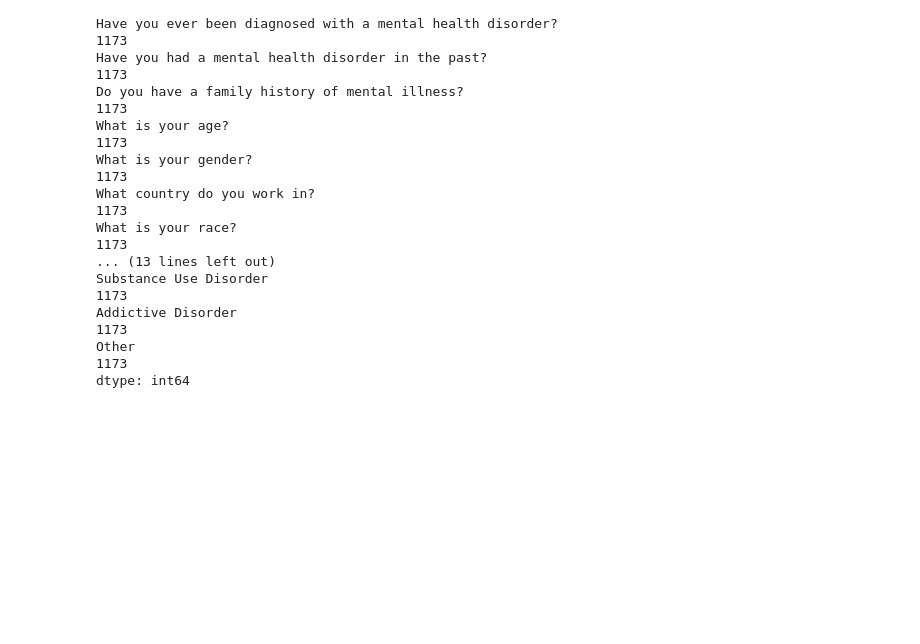
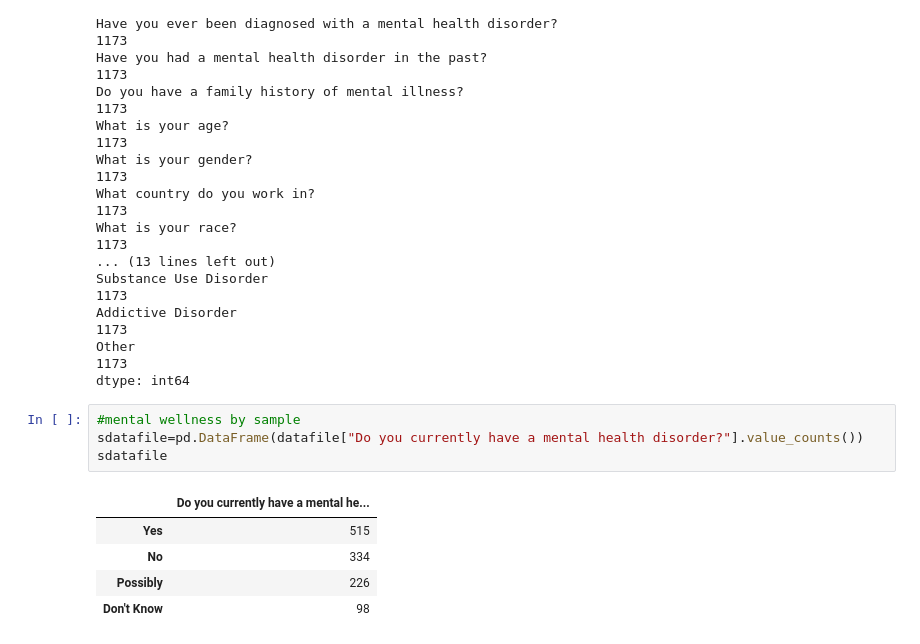
Before and after one commit to yseanlei/weatherpy, a Jupyter notebook: seancode.ipynb, the cells around one changed output. Cells and saved outputs as stored; diff of their text form; blank space fills up the shorter version.

```diff
--- a/seancode.ipynb
+++ b/seancode.ipynb
@@ -31,3 +31,13 @@ Substance Use Disorder
 Addictive Disorder                                                                                        1173
 Other                                                                                                     1173
 dtype: int64
+# %%
+#mental wellness by sample
+sdatafile=pd.DataFrame(datafile["Do you currently have a mental health disorder?"].value_counts())
+sdatafile
+# %% [output]
+|  | Do you currently have a mental he... |
+| Yes | 515 |
+| No | 334 |
+| Possibly | 226 |
+| Don't Know | 98 |
```
Also changed, not shown: parts of 11 cells of this notebook.
